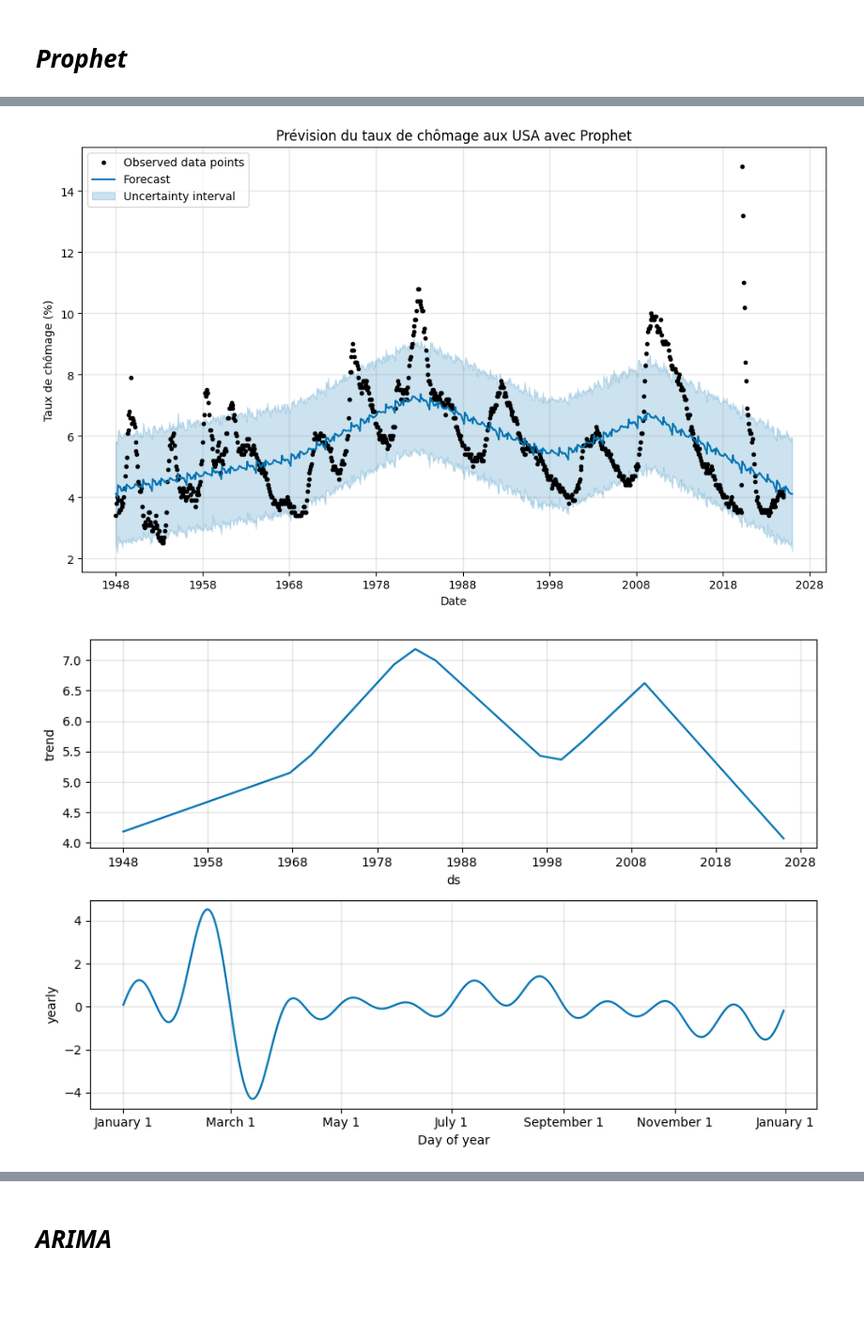
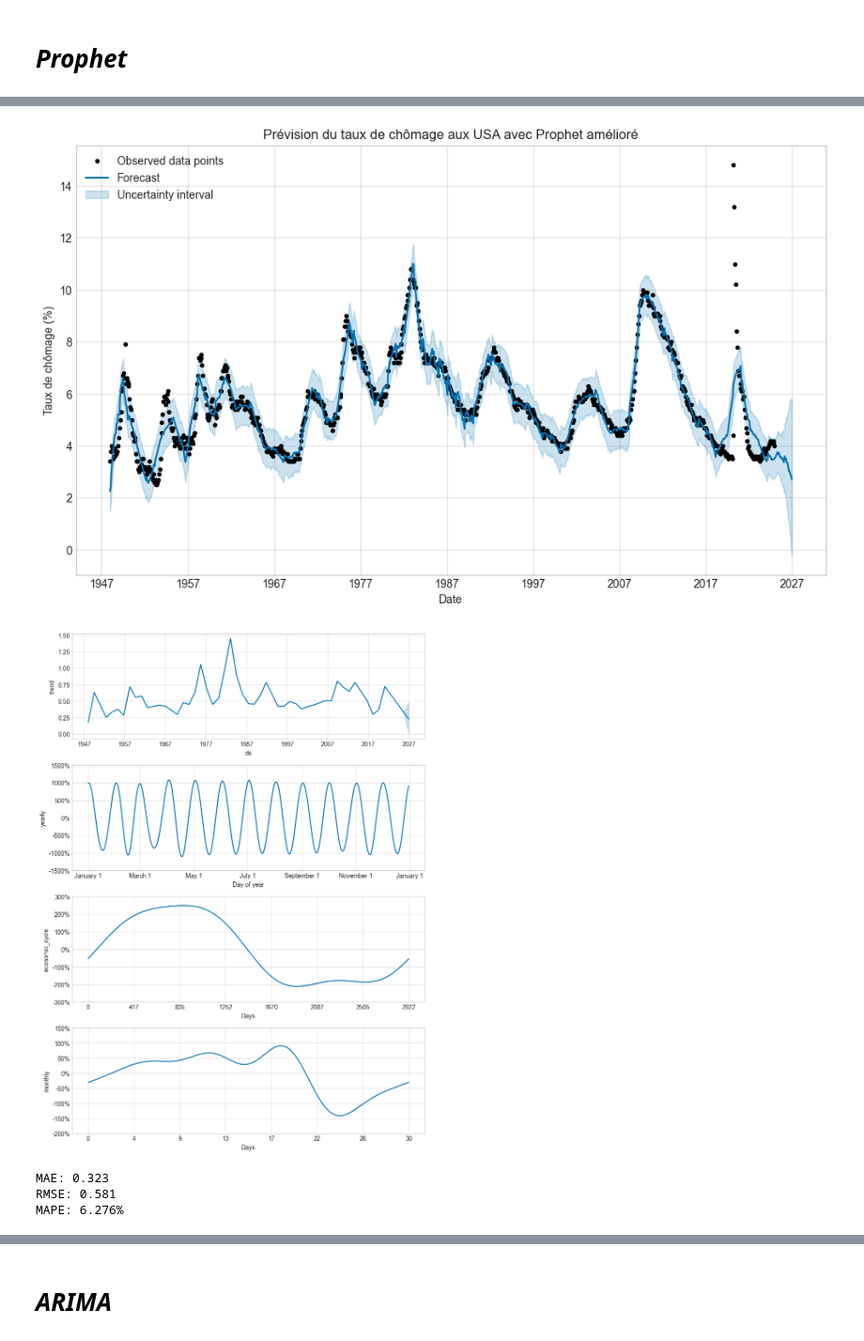
Before and after one commit to Younessboumlik/unemployment-forecasting, a Jupyter notebook: project.ipynb, the cells around one changed output, grey strips where cells are left out. Shown at 94% size. Saved outputs shown, nothing was run; the diff lists cells and outputs as text; code cells hidden in the pictures; blank space fills up the shorter version.

Commit message:
evaluating models

```diff
--- a/project.ipynb
+++ b/project.ipynb
@@ -147,25 +256,54 @@ plt.show()
 #!pip install prophet
 # %%
 from prophet import Prophet
-# Préparer les données pour Prophet (format ds, y)
-df = chomage_usa[['observation_date', 'UNRATE']].rename(columns={'observation_date': 'ds', 'UNRATE': 'y'})
+import pandas as pd
+import numpy as np
+from sklearn.metrics import mean_absolute_error, mean_squared_error
+import matplotlib.pyplot as plt
 
-# Créer et entraîner le modèle Prophet
-model = Prophet()
+chomage_usa_reset = chomage_usa.reset_index()
+df = chomage_usa_reset[['observation_date', 'UNRATE']].rename(columns={'observation_date': 'ds', 'UNRATE': 'y'})
+
+model = Prophet(
+    changepoint_prior_scale=0.5,
+    changepoint_range=0.95,
+    n_changepoints=50,
+    seasonality_prior_scale=10,
+    seasonality_mode='multiplicative',
+    yearly_seasonality=20,
+)
+
+model.add_seasonality(name='monthly', period=30.5, fourier_order=5)
+
+model.add_seasonality(name='economic_cycle', period=365.25*8, fourier_order=3)
+
 model.fit(df)
 
-# Générer un dataframe pour les prévisions (ajout de nouvelles dates)
-future = model.make_future_dataframe(periods=12, freq='MS')  # Prévision sur 1 an
+future = model.make_future_dataframe(periods=24, freq='MS')
+
 forecast = model.predict(future)
 
-# Affichage des résultats
+prophet_forecast = forecast.copy()
+
+
 fig = model.plot(forecast, include_legend=True)
-plt.title("Prévision du taux de chômage aux USA avec Prophet")
+plt.title("Prévision du taux de chômage aux USA avec Prophet amélioré")
 plt.xlabel("Date")
 plt.ylabel("Taux de chômage (%)")
 plt.show()
 
-# Afficher les composantes de la prévision (tendance, saisonnalités)
 fig2 = model.plot_components(forecast)
+plt.tight_layout()
 plt.show()
+
+y_true = df['y'].values
+y_pred = forecast['yhat'][:len(y_true)]
+
+mae = mean_absolute_error(y_true, y_pred)
+rmse = np.sqrt(mean_squared_error(y_true, y_pred))
+mape = np.mean(np.abs((y_true - y_pred) / y_true)) * 100
+
+print(f"MAE: {mae:.3f}")
+print(f"RMSE: {rmse:.3f}")
+print(f"MAPE: {mape:.3f}%")
 # %% [output]
@@ -174,2 +312,5 @@ plt.show()
-[figure, old version]
+[figure, new version]
-[figure, old version]
+[figure, new version]
+MAE: 0.323
+RMSE: 0.581
+MAPE: 6.276%
```
Also changed, not shown: parts of 27 cells of this notebook, 2 other files.
